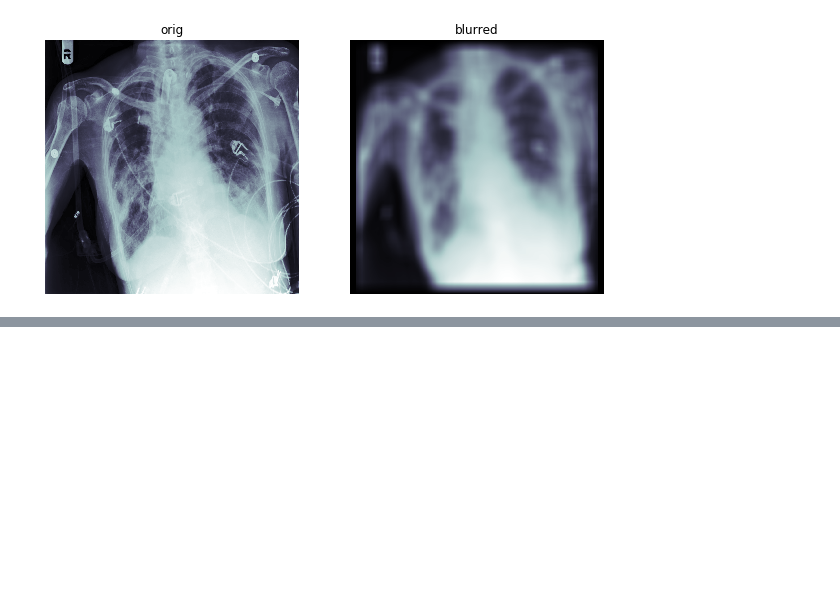
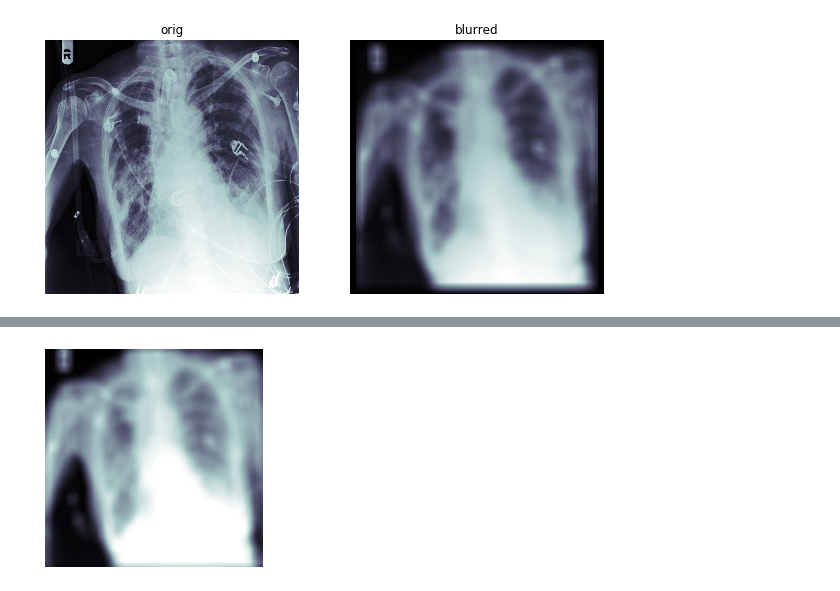
Before and after one commit to asvcode/covid19-translations, a Jupyter notebook: _notebooks/2020-04-28-Medical-Imaging-Part2.ipynb, the cells around one changed output, grey strips where cells are left out. Cells and saved outputs as stored; diff of their text form; code cells hidden in the pictures; blank space fills up the shorter version.

```diff
--- a/_notebooks/2020-04-28-Medical-Imaging-Part2.ipynb
+++ b/_notebooks/2020-04-28-Medical-Imaging-Part2.ipynb
@@ -50,0 +69,5 @@ show_images(ims, titles=('orig', 'blurred'), figsize=(10,10))
+# %%
+blurred = gauss_blur2d(px, 100)
+show_image(blurred, figsize=(4,4));
+# %% [output]
+[figure, added]
```
Also changed, not shown: parts of 8 cells of this notebook.
